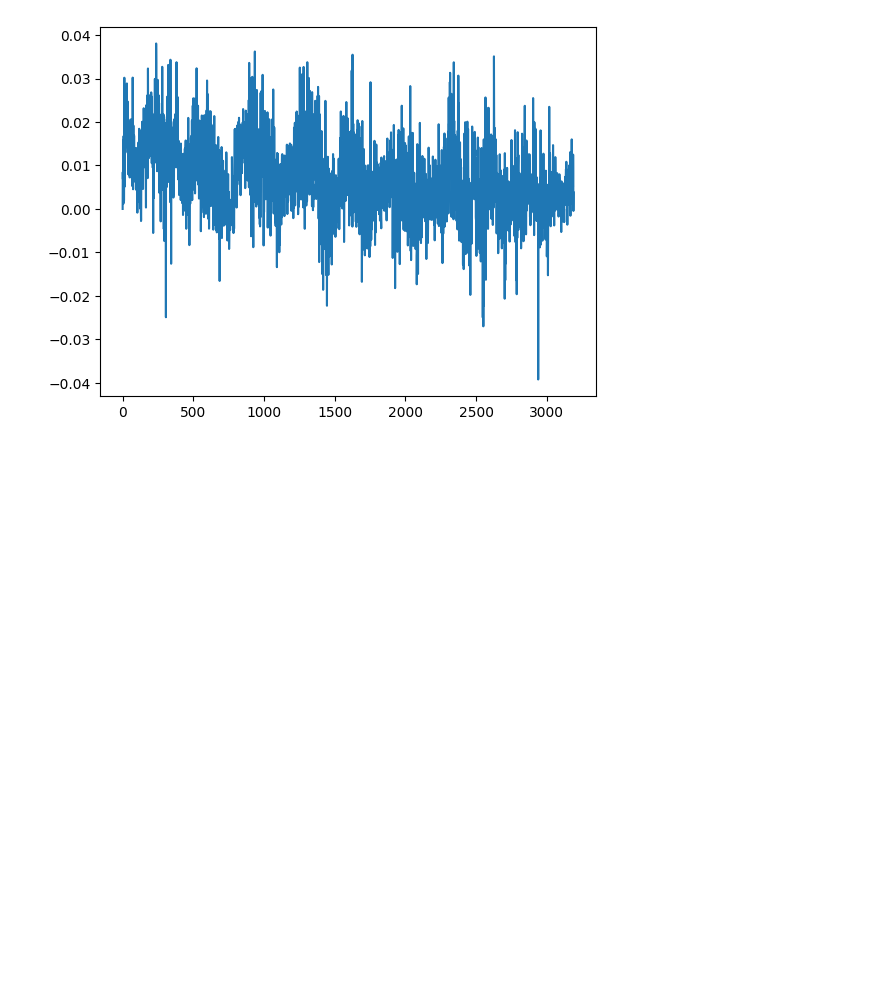
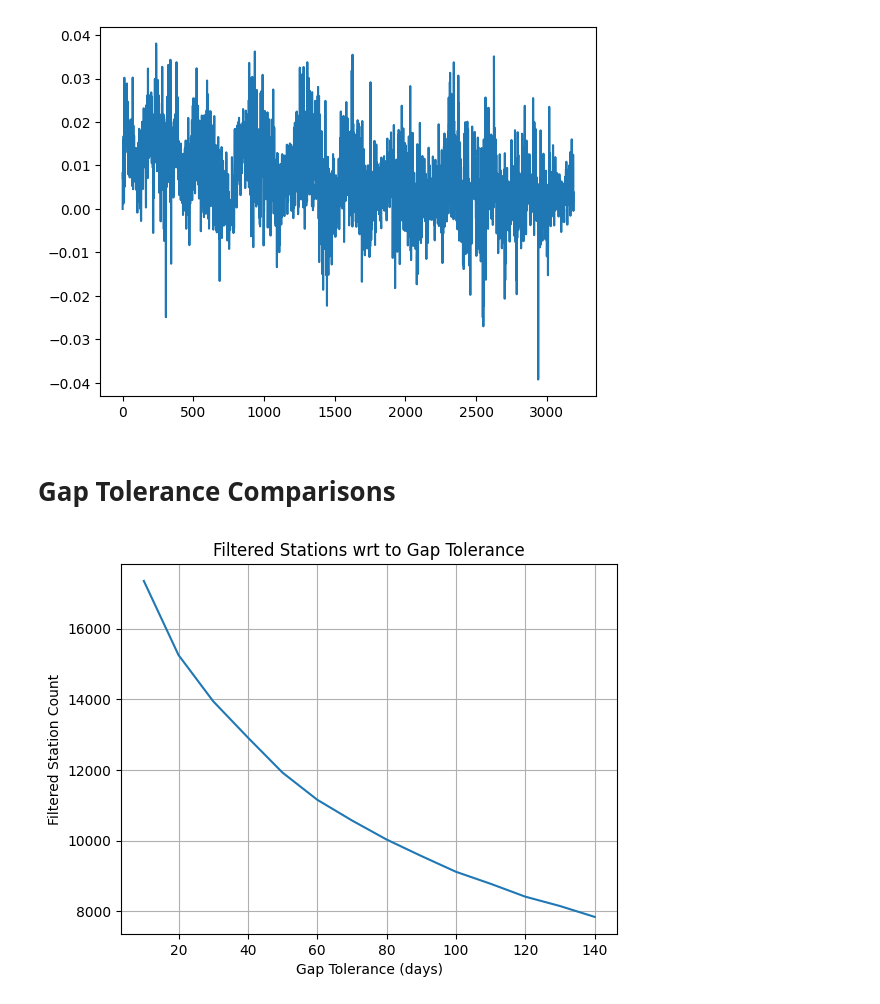
Before and after one commit to KemalcanKucuk/kusrp_gpstimeseries, a Jupyter notebook: intro.ipynb, the cells around one changed output. Drawn from its saved outputs; the diff is of its cells as text; code cells hidden in the pictures; blank space fills up the shorter version.

```diff
--- a/intro.ipynb
+++ b/intro.ipynb
@@ -13,7 +15,7 @@ sample = pre.read_tenv_file(pre.tenvs[0])
 sample = pre.read_tenv_file('00NA.tenv')
 # %%
 # load 5 percent of the available tenv files as df
-tenvs = pre.load_tenv_file_df()
+tenvs = pre.load_tenv_file_df(load_percentage=100)
 tenvs[0]
 # %% [output]
 |  | Decimal Year | Delta E | Delta N | Delta V |
@@ -41,3 +43,5 @@ plt.plot(tenvs[0]['Delta V'])
 [figure]
 [figure]
 [figure]
+# %% [markdown]
+# Gap Tolerance Comparisons
@@ -43,0 +51,17 @@ plt.plot(tenvs[0]['Delta V'])
+# %%
+from tqdm import tqdm
+filtered_stats_per_tolerance = []
+tolerances = []
+for i in tqdm(range(10, 150, 10)):
+    filtered_tenvs, stations_with_gaps = pre.ayikla_pirincin_tasini(tenvs, gap_tolerance=i)
+    tolerances.append(i)
+    filtered_stats_per_tolerance.append(len(stations_with_gaps))
+# %%
+plt.plot(tolerances, filtered_stats_per_tolerance)
+plt.title('Filtered Stations wrt to Gap Tolerance')
+plt.xlabel('Gap Tolerance (days)')
+plt.ylabel('Filtered Station Count')
+plt.grid(True)
+plt.savefig('outs/gap_tolerance_comparison.png')
+# %% [output]
+[figure, added]
```
Also changed, not shown: parts of 3 cells of this notebook.
